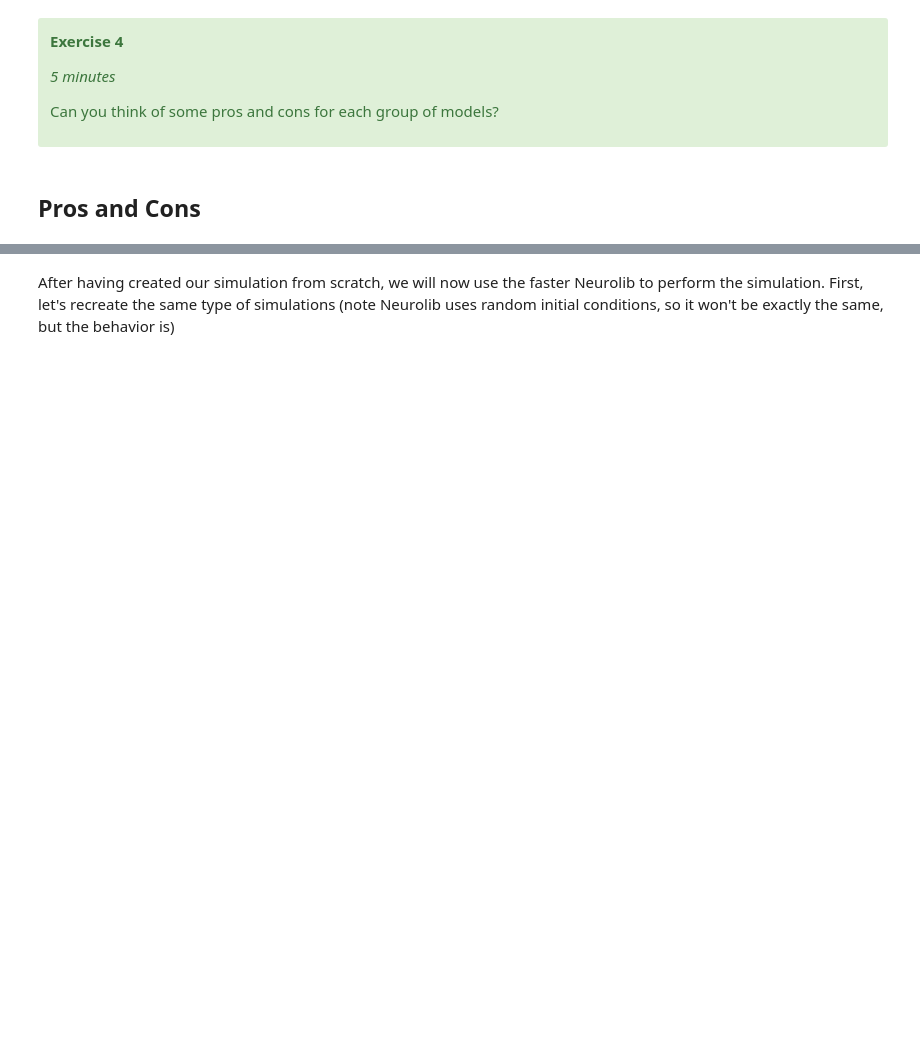
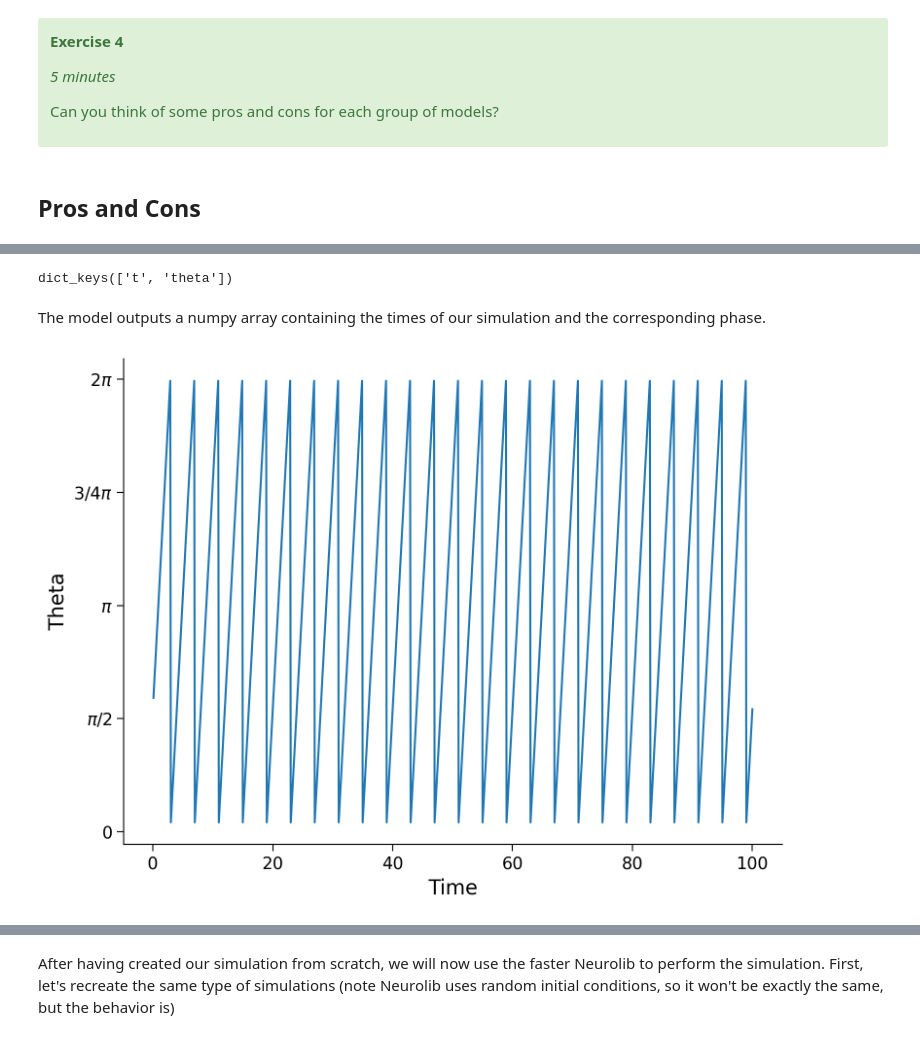
Before and after one commit to computational-neurology/workshop2024, a Jupyter notebook: 02_single_node_dynamics.ipynb, the cells around one changed output, grey strips where cells are left out. Cells and saved outputs as stored; diff of their text form; code cells hidden in the pictures; blank space fills up the shorter version.

```diff
--- a/02_single_node_dynamics.ipynb
+++ b/02_single_node_dynamics.ipynb
@@ -642,0 +612,36 @@ import sys
+# %%
+import numpy as np
+import matplotlib.pyplot as plt
+# Some useful functions are provided here
+import neurolib.utils.functions as func
+# Let's import the Kuramoto model
+from neurolib.models.kuramoto import KuramotoModel
+
+# Initialize the Kuramoto model for a single node
+model = KuramotoModel()
+# Set the duration of your simulation
+model.params['duration'] = 100
+# Set the intrinsic frequency
+model.params['omega'] = np.array([.5 * np.pi])
+# Set the noise
+model.params['sigma_ou'] = 0
+# Let's run the model!
+model.run()
+# Let's look at the outputs of the model
+print(model.outputs.keys())
+# %% [output]
+dict_keys(['t', 'theta'])
+# %% [markdown]
+The model outputs a numpy array containing the times of our simulation and the corresponding phase.
+# %%
+# Get the theta and cap it to only 2 pi ()
+theta = model['theta'].T
+theta_capped = np.mod(theta, 2*np.pi) # cap theta to [0, 2*pi]
+# Plot the phases over time
+plt.plot(model.t, theta_capped)
+plt.xlabel("Time")
+plt.ylabel("Theta")
+plt.yticks(np.arange(0, 2*np.pi+0.1, np.pi/2), [ r"$0$", r"$\pi/2$", r"$\pi$", r"$3/4\pi$", r"$2\pi$",])# modify y-axis ticks to be in multiples of pi
+plt.show()
+# %% [output]
+[figure, added]
```
Also changed, not shown: parts of 33 cells of this notebook.
